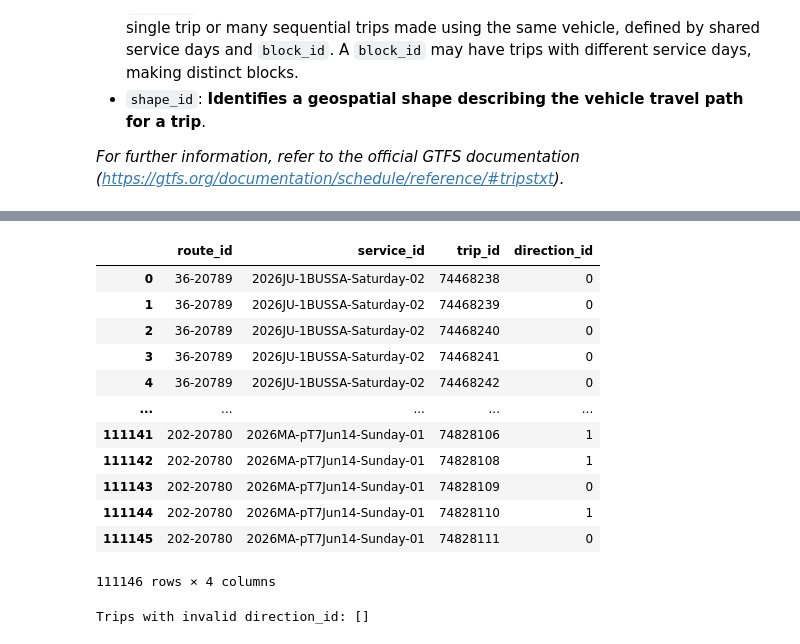
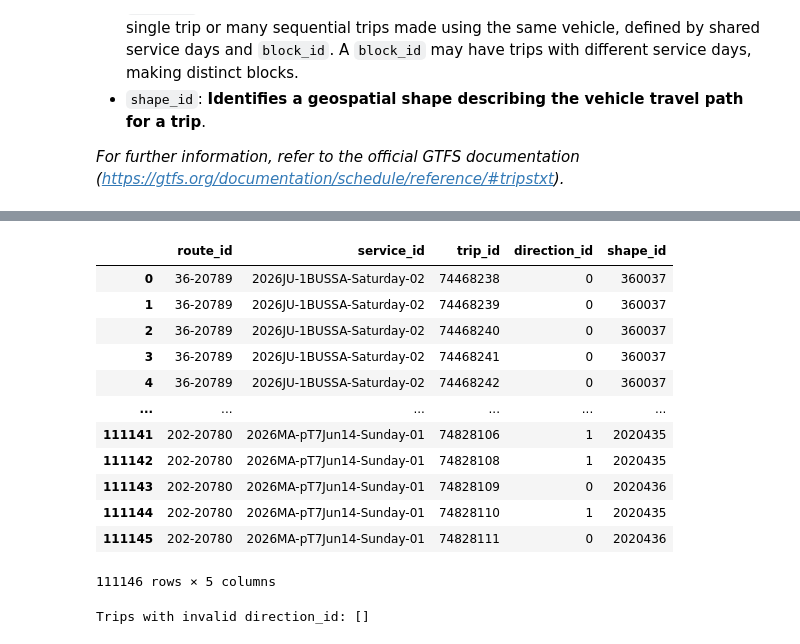
Before and after one commit to Mathemusician1729/Calgary-Transit-Intelligence-Engine, a Jupyter notebook: gtfs_static.ipynb, the cells around one changed output, grey strips where cells are left out. Drawn from its saved outputs; the diff is of its cells as text; code cells hidden in the pictures.

```diff
--- a/gtfs_static.ipynb
+++ b/gtfs_static.ipynb
@@ -339,22 +331,22 @@ dtype: int64
 | 4 | 36-20789 | 2026JU-1BUSSA-Saturday-02 | 74468242 | RIVERBEND | 0 | 7144090 | 360037 |
 # %%
 # drop columns we will not be using for this project
-trips = trips.drop(['trip_headsign', 'block_id', 'shape_id'], axis=1)
+trips = trips.drop(['trip_headsign', 'block_id'], axis=1)
 trips
 # %% [output]
-|  | route_id | service_id | trip_id | direction_id |
-| 0 | 36-20789 | 2026JU-1BUSSA-Saturday-02 | 74468238 | 0 |
-| 1 | 36-20789 | 2026JU-1BUSSA-Saturday-02 | 74468239 | 0 |
-| 2 | 36-20789 | 2026JU-1BUSSA-Saturday-02 | 74468240 | 0 |
-| 3 | 36-20789 | 2026JU-1BUSSA-Saturday-02 | 74468241 | 0 |
-| 4 | 36-20789 | 2026JU-1BUSSA-Saturday-02 | 74468242 | 0 |
-| ... | ... | ... | ... | ... |
-| 111141 | 202-20780 | 2026MA-pT7Jun14-Sunday-01 | 74828106 | 1 |
-| 111142 | 202-20780 | 2026MA-pT7Jun14-Sunday-01 | 74828108 | 1 |
-| 111143 | 202-20780 | 2026MA-pT7Jun14-Sunday-01 | 74828109 | 0 |
-| 111144 | 202-20780 | 2026MA-pT7Jun14-Sunday-01 | 74828110 | 1 |
-| 111145 | 202-20780 | 2026MA-pT7Jun14-Sunday-01 | 74828111 | 0 |
+|  | route_id | service_id | trip_id | direction_id | shape_id |
+| 0 | 36-20789 | 2026JU-1BUSSA-Saturday-02 | 74468238 | 0 | 360037 |
+| 1 | 36-20789 | 2026JU-1BUSSA-Saturday-02 | 74468239 | 0 | 360037 |
+| 2 | 36-20789 | 2026JU-1BUSSA-Saturday-02 | 74468240 | 0 | 360037 |
+| 3 | 36-20789 | 2026JU-1BUSSA-Saturday-02 | 74468241 | 0 | 360037 |
+| 4 | 36-20789 | 2026JU-1BUSSA-Saturday-02 | 74468242 | 0 | 360037 |
+| ... | ... | ... | ... | ... | ... |
+| 111141 | 202-20780 | 2026MA-pT7Jun14-Sunday-01 | 74828106 | 1 | 2020435 |
+| 111142 | 202-20780 | 2026MA-pT7Jun14-Sunday-01 | 74828108 | 1 | 2020435 |
+| 111143 | 202-20780 | 2026MA-pT7Jun14-Sunday-01 | 74828109 | 0 | 2020436 |
+| 111144 | 202-20780 | 2026MA-pT7Jun14-Sunday-01 | 74828110 | 1 | 2020435 |
+| 111145 | 202-20780 | 2026MA-pT7Jun14-Sunday-01 | 74828111 | 0 | 2020436 |
-111146 rows × 4 columns
+111146 rows × 5 columns
 # %%
 # verify any invalid entries
 # 'direction_id' codes
```
Also changed, not shown: parts of 7 cells of this notebook, 6 other files.
